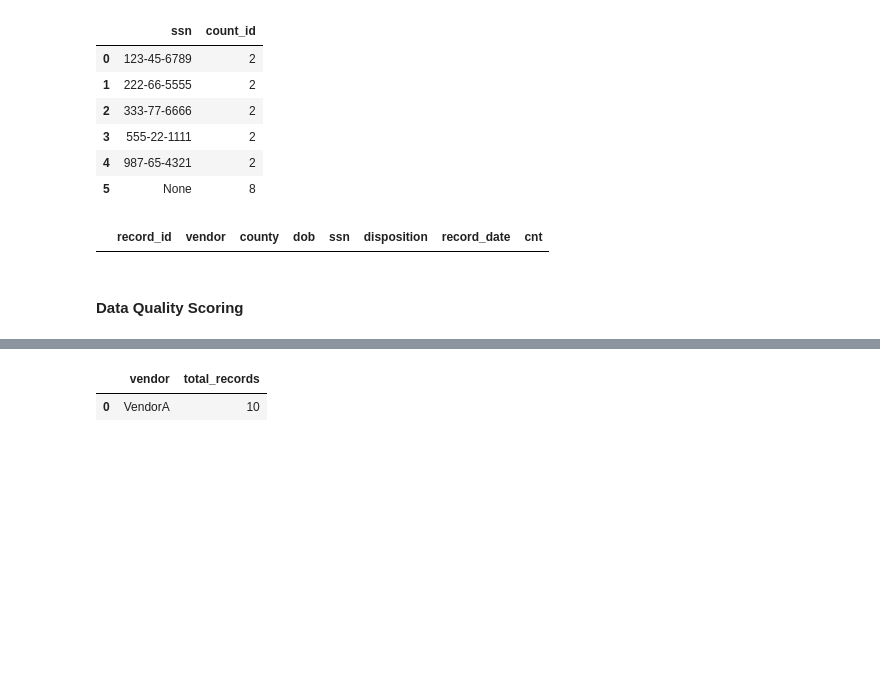
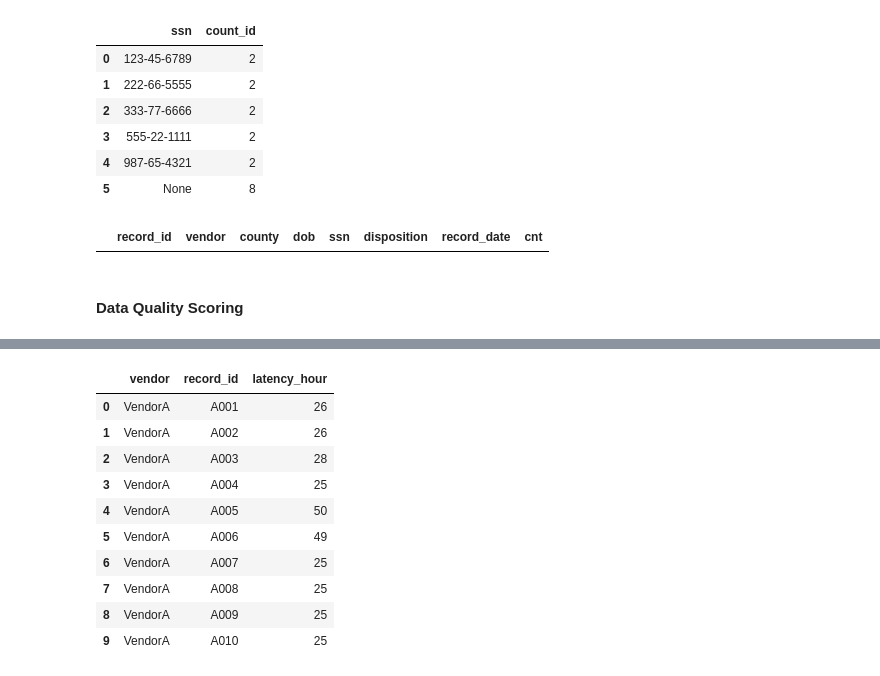
Before and after one commit to SunlongNgouv/Vendor-Data-Quality-SLA-Analysis, a Jupyter notebook: models/Exploratory_data.ipynb, the cells around one changed output, grey strips where cells are left out. Cells and saved outputs as stored; diff of their text form; code cells hidden in the pictures; blank space fills up the shorter version.

```diff
--- a/models/Exploratory_data.ipynb
+++ b/models/Exploratory_data.ipynb
@@ -363,11 +375,18 @@ ORDER BY vendor
-# %%
-%%sql
--- SLA breach alert
-
-SELECT vendor, COUNT(*) AS total_records
-FROM vendor_mis_value
-WHERE CAST(ingest_time AS TIMESTAMP) > CAST(record_date AS TIMESTAMP) + INTERVAL '24 hours'
-GROUP BY vendor
-# %% [output]
-|  | vendor | total_records |
-| 0 | VendorA | 10 |
+# %%
+%%sql
+-- Not in SLA ingestion list
+SELECT vendor, record_id, latency_hour
+FROM vendor_mis_value
+WHERE latency_hour > 24
+# %% [output]
+|  | vendor | record_id | latency_hour |
+| 0 | VendorA | A001 | 26 |
+| 1 | VendorA | A002 | 26 |
+| 2 | VendorA | A003 | 28 |
+| 3 | VendorA | A004 | 25 |
+| 4 | VendorA | A005 | 50 |
+| 5 | VendorA | A006 | 49 |
+| 6 | VendorA | A007 | 25 |
+| 7 | VendorA | A008 | 25 |
+| 8 | VendorA | A009 | 25 |
+| 9 | VendorA | A010 | 25 |
```
Also changed, not shown: parts of 20 cells of this notebook, 5 other files.
